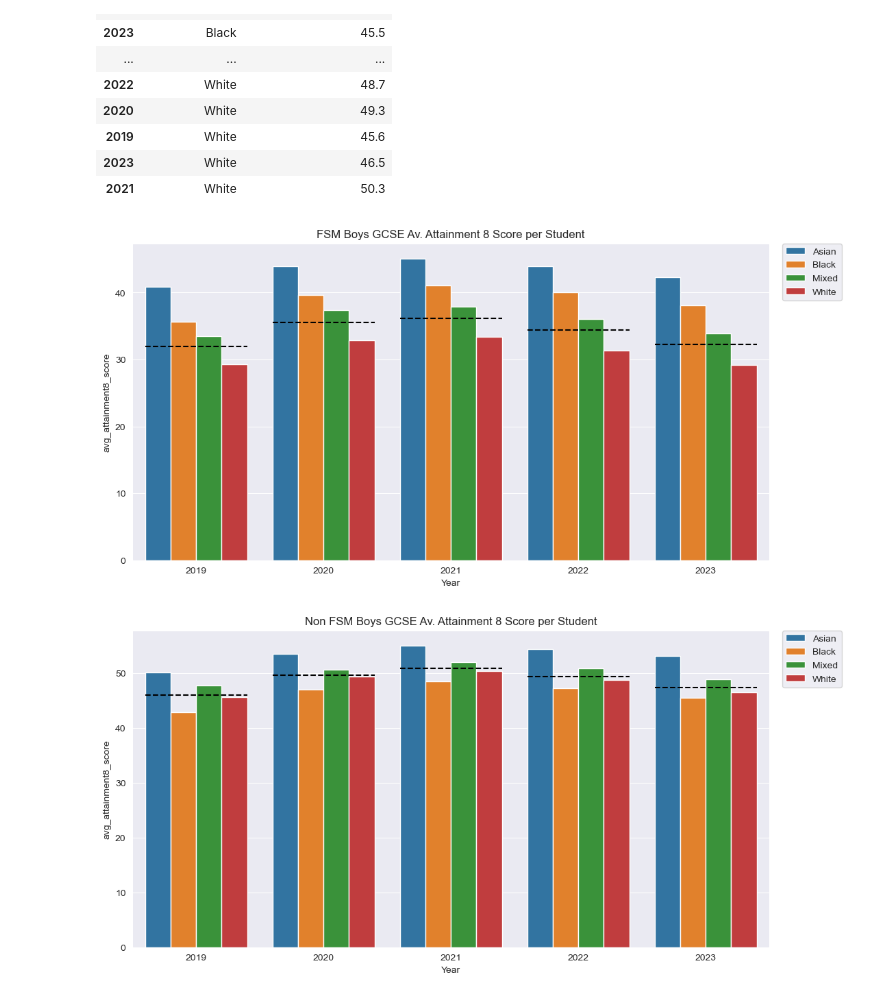
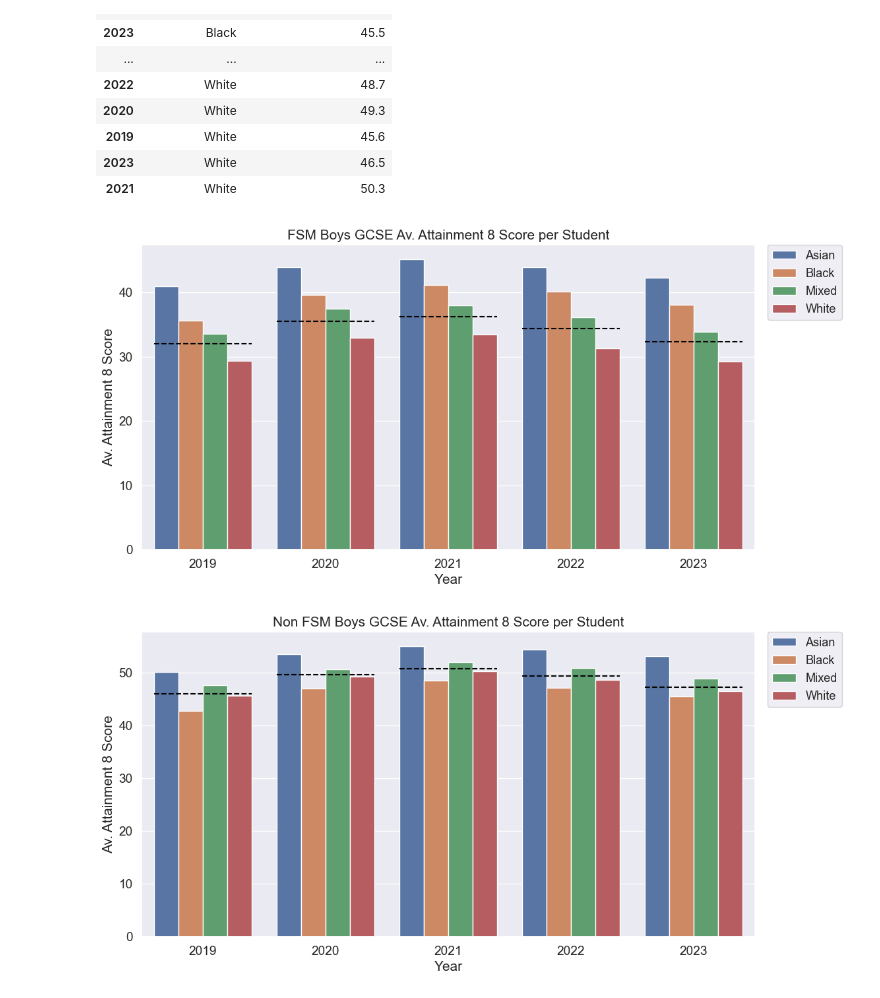
Before and after one commit to MoNawaz101/Project-1-Examination-Analysis, a Jupyter notebook: gender_socialclass_and_ethnicity_visualisation.ipynb, the cells around one changed output. Saved outputs shown, nothing was run; the diff lists cells and outputs as text; code cells hidden in the pictures.

```diff
--- a/gender_socialclass_and_ethnicity_visualisation.ipynb
+++ b/gender_socialclass_and_ethnicity_visualisation.ipynb
@@ -242,8 +266,10 @@ plt.show()
 # %%
-sns.set_style("darkgrid")
 plt.figure(figsize=(12,6))
-plt.title("GCSE Av. Progress 8 Score per Student by FSM")
+plt.title("GCSE Av. Progress 8 Score per Student by FSM",fontsize=18)
 ax=sns.barplot(data=tot_p8_fsm_df, x=tot_p8_fsm_df.index,y=tot_p8_fsm_df["avg_progress8_score"],hue="free_school_meals")
-plt.legend(bbox_to_anchor=(1.02, 1), loc='upper left', borderaxespad=0)
+plt.legend(bbox_to_anchor=(1.02, 1), loc='upper left', borderaxespad=0,fontsize=13)
+plt.ylabel("Av. Progress 8 Score", fontsize=15)
+plt.xlabel("Year", fontsize=15)
+plt.savefig("Graphs/fig10_p8_fsm.png",bbox_inches="tight")
 plt.show()
 # %% [output]
@@ -251,8 +277,9 @@ plt.show()
 # %%
-sns.set_style("darkgrid")
 plt.figure(figsize=(12,6))
-plt.title("Difference in GCSE Av. Attainment per Student between FSM and Non FSM")
-#sns.lineplot(data=tot_a8_fsm_diff , x=tot_a8_fsm_diff .index,y=tot_a8_fsm_diff ,marker="o",markersize=10)
+plt.title("Difference in GCSE Av. Attainment per Student between FSM and Non FSM",fontsize=18)
 sns.regplot(x=tot_a8_fsm_diff.index,y=tot_a8_fsm_diff,line_kws = {"color": "blue"},ci = 1)
+plt.ylabel("Av. Difference in Attainment 8 Score", fontsize=15)
+plt.xlabel("Year", fontsize=15)
+plt.savefig("Graphs/fig11_a8_fsm_diff.png")
 plt.show()
 # %% [output]
@@ -260,7 +287,9 @@ plt.show()
 # %%
-sns.set_style("darkgrid")
 plt.figure(figsize=(12,6))
-plt.title("Difference in GCSE Av. Progress per Student between FSM and Non FSM")
-sns.regplot(x=tot_p8_fsm_diff.index,y=tot_p8_fsm_diff,line_kws = {"color": "red"},ci = 95)
+plt.title("Difference in GCSE Av. Progress per Student between FSM and Non FSM",fontsize=18)
+sns.regplot(x=tot_p8_fsm_diff.index,y=tot_p8_fsm_diff,line_kws = {"color": "blue"},ci = 1)
+plt.ylabel("Difference in Av. Progress 8 Score", fontsize=15)
+plt.xlabel("Year", fontsize=15)
+plt.savefig("Graphs/fig12_p8_fsm_diff.png")
 plt.show()
 # %% [output]
@@ -354,32 +380,36 @@ boys_a8_non_fsm_red_df
 | 2023 | White | 46.5 |
 | 2021 | White | 50.3 |
 # %%
-sns.set_style("darkgrid")
 plt.figure(figsize=(12,6))
 plt.title("FSM Boys GCSE Av. Attainment 8 Score per Student")
 ax=sns.barplot(data=boys_a8_fsm_red_df, x=boys_a8_fsm_red_df.index,y=boys_a8_fsm_red_df["avg_attainment8_score"],hue="ethnicity_major")
-plt.legend(bbox_to_anchor=(1.02, 1), loc='upper left', borderaxespad=0)
+plt.legend(bbox_to_anchor=(1.02, 1), loc='upper left', borderaxespad=0,fontsize=13)
+plt.ylabel("Av. Attainment 8 Score", fontsize=15)
+plt.xlabel("Year", fontsize=15)
+
 ax.axhline(y=all_boys_a8_fsm_df.iloc[0][1],xmin = 0.02,xmax = 0.18,color="black",linestyle="dashed")
 ax.axhline(y=all_boys_a8_fsm_df.iloc[1][1],xmin = 0.22,xmax = 0.38,color="black",linestyle="dashed")
 ax.axhline(y=all_boys_a8_fsm_df.iloc[2][1],xmin = 0.42,xmax = 0.58,color="black",linestyle="dashed")
 ax.axhline(y=all_boys_a8_fsm_df.iloc[3][1],xmin = 0.62,xmax = 0.78,color="black",linestyle="dashed")
 ax.axhline(y=all_boys_a8_fsm_df.iloc[4][1],xmin = 0.82,xmax = 0.98,color="black",linestyle="dashed")
-
+plt.savefig("Graphs/fig13_a8_fsm_ethnic_boys.png",bbox_inches="tight")
 plt.show()
 # %% [output]
-[figure, old version]
+[figure, new version]
 # %%
-sns.set_style("darkgrid")
 plt.figure(figsize=(12,6))
 plt.title("Non FSM Boys GCSE Av. Attainment 8 Score per Student")
 ax=sns.barplot(data=boys_a8_non_fsm_red_df, x=boys_a8_non_fsm_red_df.index,y=boys_a8_non_fsm_red_df["avg_attainment8_score"],hue="ethnicity_major")
-plt.legend(bbox_to_anchor=(1.02, 1), loc='upper left', borderaxespad=0)
+plt.legend(bbox_to_anchor=(1.02, 1), loc='upper left', borderaxespad=0,fontsize=13)
+plt.ylabel("Av. Attainment 8 Score", fontsize=15)
+plt.xlabel("Year", fontsize=15)
+
 ax.axhline(y=all_boys_a8_non_fsm_df.iloc[0][1],xmin = 0.02,xmax = 0.18,color="black",linestyle="dashed")
 ax.axhline(y=all_boys_a8_non_fsm_df.iloc[1][1],xmin = 0.22,xmax = 0.38,color="black",linestyle="dashed")
 ax.axhline(y=all_boys_a8_non_fsm_df.iloc[2][1],xmin = 0.42,xmax = 0.58,color="black",linestyle="dashed")
 ax.axhline(y=all_boys_a8_non_fsm_df.iloc[3][1],xmin = 0.62,xmax = 0.78,color="black",linestyle="dashed")
 ax.axhline(y=all_boys_a8_non_fsm_df.iloc[4][1],xmin = 0.82,xmax = 0.98,color="black",linestyle="dashed")
-
+plt.savefig("Graphs/fig14_a8_non_fsm_ethnic_boys.png",bbox_inches="tight")
 plt.show()
 # %% [output]
-[figure, old version]
+[figure, new version]
```
Also changed, not shown: parts of 15 cells of this notebook, 18 other files.
